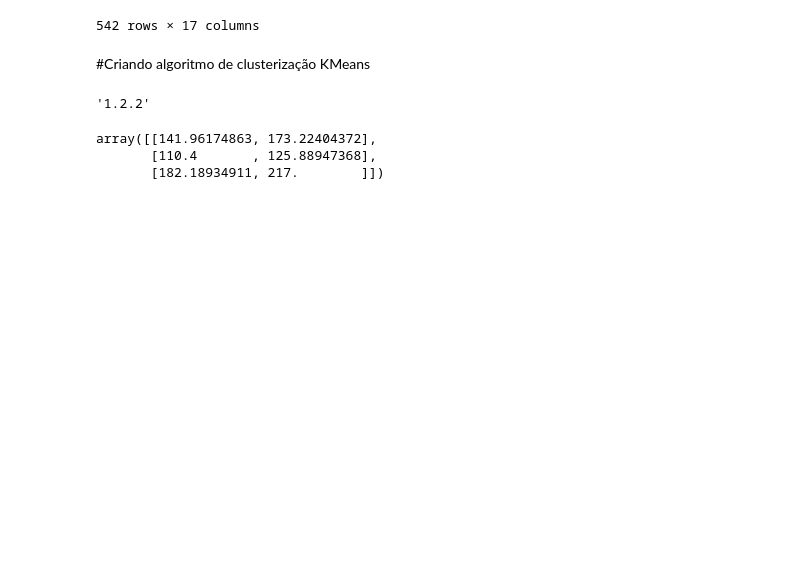
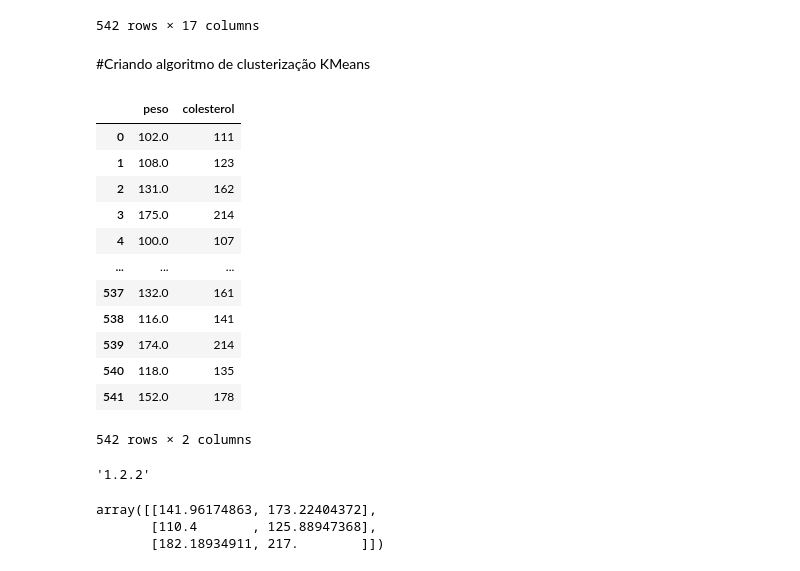
Before and after one commit to pzoliveira/IGTI_DESM1, a Jupyter notebook: IGTI_DESM1.ipynb, the cells around one changed output. Cells and saved outputs as stored; diff of their text form; code cells hidden in the pictures; blank space fills up the shorter version.

```diff
--- a/IGTI_DESM1.ipynb
+++ b/IGTI_DESM1.ipynb
@@ -332,6 +332,22 @@ import sklearn
 from sklearn.cluster import KMeans
 # %%
 dados_interesse = base_completa[['peso', 'colesterol']]
+# %%
+dados_interesse
+# %% [output]
+|  | peso | colesterol |
+| 0 | 102.0 | 111 |
+| 1 | 108.0 | 123 |
+| 2 | 131.0 | 162 |
+| 3 | 175.0 | 214 |
+| 4 | 100.0 | 107 |
+| ... | ... | ... |
+| 537 | 132.0 | 161 |
+| 538 | 116.0 | 141 |
+| 539 | 174.0 | 214 |
+| 540 | 118.0 | 135 |
+| 541 | 152.0 | 178 |
+542 rows × 2 columns
 # %%
 sklearn.__version__
 # %% [output]
```
Also changed, not shown: parts of 3 cells of this notebook.
